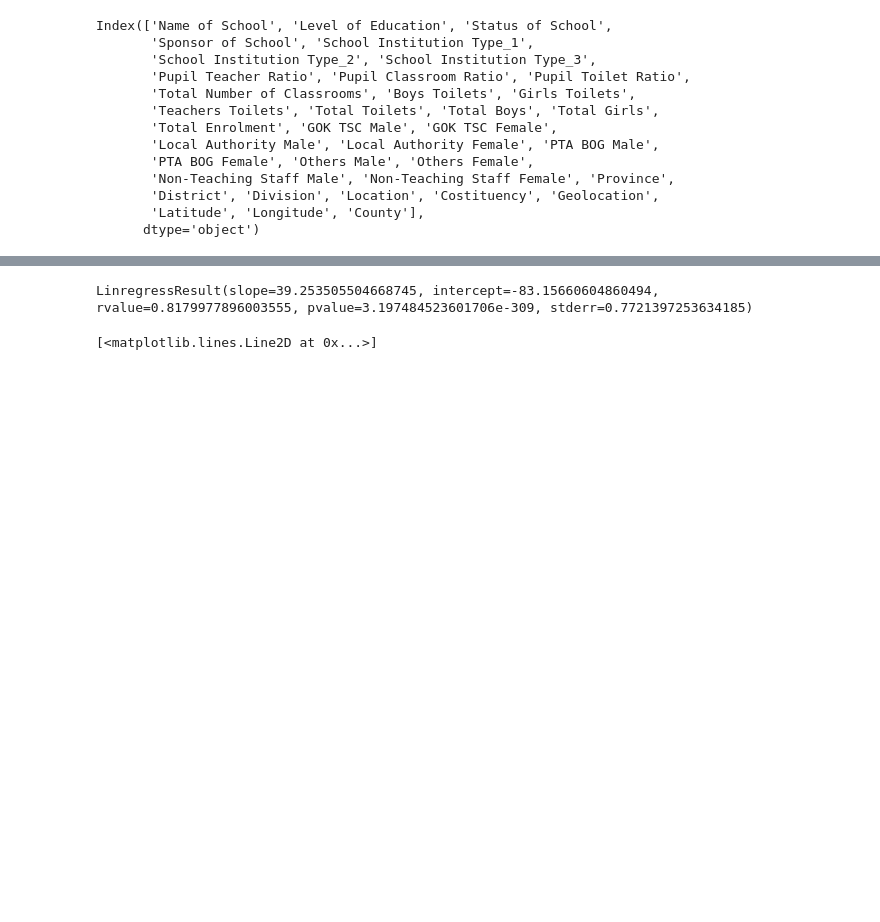
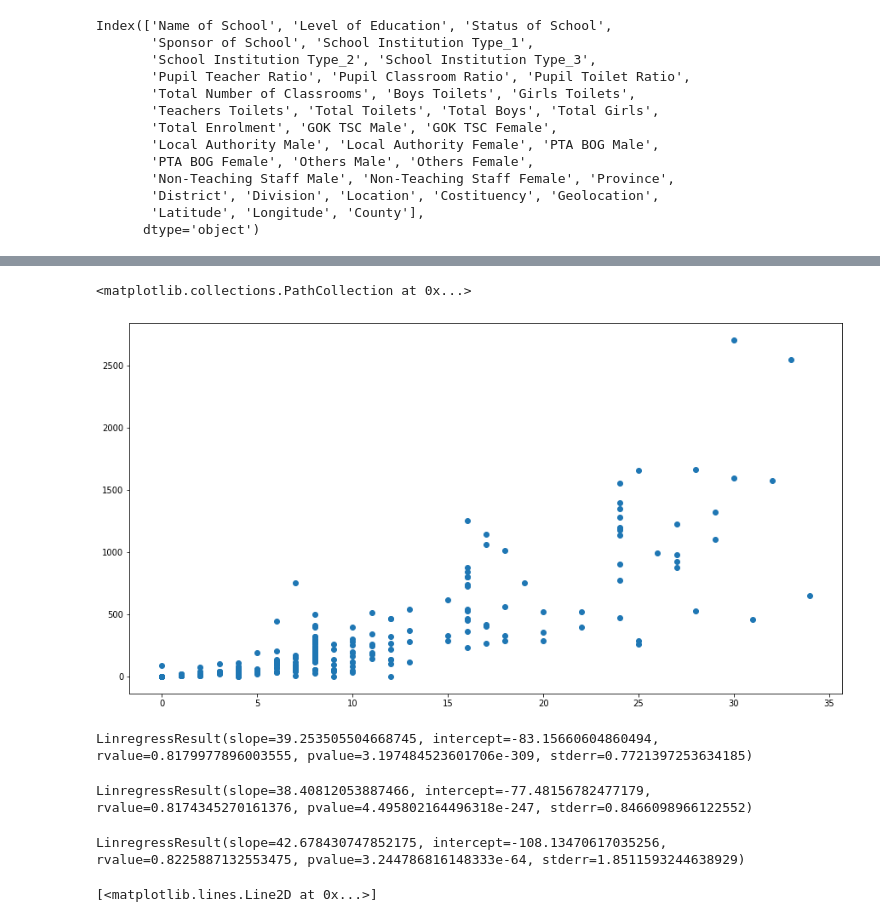
Before and after one commit to Yeghon/CCI508, a Jupyter notebook: PlayAround.ipynb, the cells around one changed output, grey strips where cells are left out. Drawn from its saved outputs; the diff is of its cells as text; code cells hidden in the pictures; blank space fills up the shorter version.

```diff
--- a/PlayAround.ipynb
+++ b/PlayAround.ipynb
@@ -46,3 +52,10 @@ plt.scatter(ll['Total Number of Classrooms'], ll['Total Enrolment'])
+# %%
+#plot testing data
+plt.figure(figsize=(15, 8))
+plt.scatter(xTest, yTest)
+# %% [output]
+<matplotlib.collections.PathCollection at 0x...>
+[figure, added]
 # %%
 from scipy import stats
 # %%
@@ -50,6 +64,18 @@ r = stats.linregress(X, Y)
 r
 # %% [output]
 LinregressResult(slope=39.253505504668745, intercept=-83.15660604860494, rvalue=0.8179977896003555, pvalue=3.197484523601706e-309, stderr=0.7721397253634185)
+# %%
+# Testing data set
+r = stats.linregress(xTrain, yTrain)
+r
+# %% [output]
+LinregressResult(slope=38.40812053887466, intercept=-77.48156782477179, rvalue=0.8174345270161376, pvalue=4.495802164496318e-247, stderr=0.8466098966122552)
+# %%
+# Training data set
+r = stats.linregress(xTest, yTest)
+r
+# %% [output]
+LinregressResult(slope=42.678430747852175, intercept=-108.13470617035256, rvalue=0.8225887132553475, pvalue=3.244786816148333e-64, stderr=1.8511593244638929)
 # %%
 def myfunc(x):
     return r.slope * x + r.intercept
```
Also changed, not shown: parts of 6 cells of this notebook.
